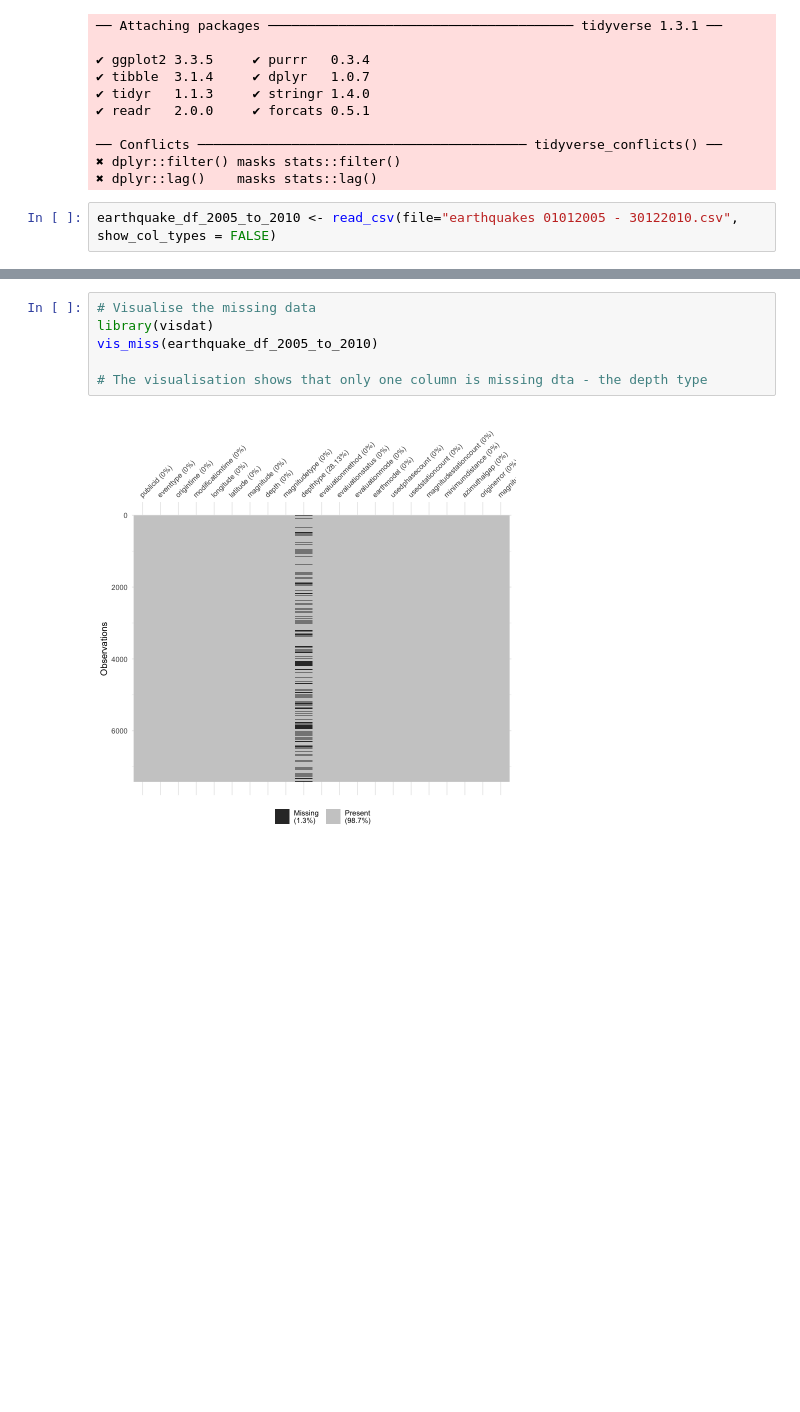
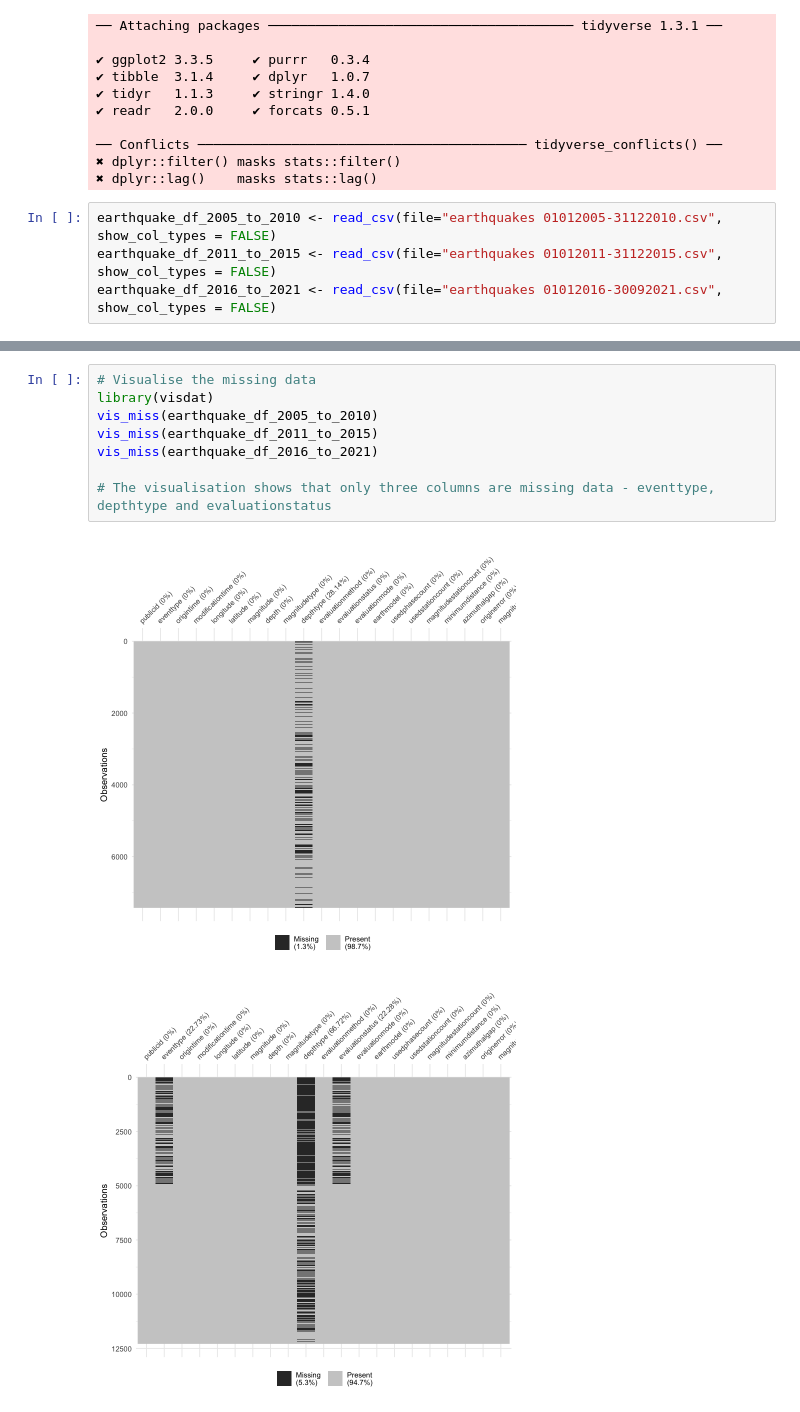
Before and after one commit to adaizh/datamac, a Jupyter notebook: EarthquakeNotebook.ipynb, the cells around one changed output, grey strips where cells are left out. Saved outputs shown, nothing was run; the diff lists cells and outputs as text; blank space fills up the shorter version.

Commit message:
cleaning up the earthquake dataset

```diff
--- a/EarthquakeNotebook.ipynb
+++ b/EarthquakeNotebook.ipynb
@@ -15,5 +15,7 @@ library(tidyverse)
 ✖ dplyr::filter() masks stats::filter()
 ✖ dplyr::lag()    masks stats::lag()
 # %%
-earthquake_df_2005_to_2010 <- read_csv(file="earthquakes 01012005 - 30122010.csv", show_col_types = FALSE)
+earthquake_df_2005_to_2010 <- read_csv(file="earthquakes 01012005-31122010.csv", show_col_types = FALSE)
+earthquake_df_2011_to_2015 <- read_csv(file="earthquakes 01012011-31122015.csv", show_col_types = FALSE)
+earthquake_df_2016_to_2021 <- read_csv(file="earthquakes 01012016-30092021.csv", show_col_types = FALSE)
 # %%
@@ -32,8 +54,11 @@ A tibble: 6 × 21
 # %%
 # Visualise the missing data
 library(visdat)
 vis_miss(earthquake_df_2005_to_2010)
+vis_miss(earthquake_df_2011_to_2015)
+vis_miss(earthquake_df_2016_to_2021)
 
-# The visualisation shows that only one column is missing dta - the depth type
+# The visualisation shows that only three columns are missing data - eventtype, depthtype and evaluationstatus
 # %% [output]
-[figure, old version]
+[figure, new version]
+[figure, added]
```
Also changed, not shown: parts of 21 cells of this notebook.
